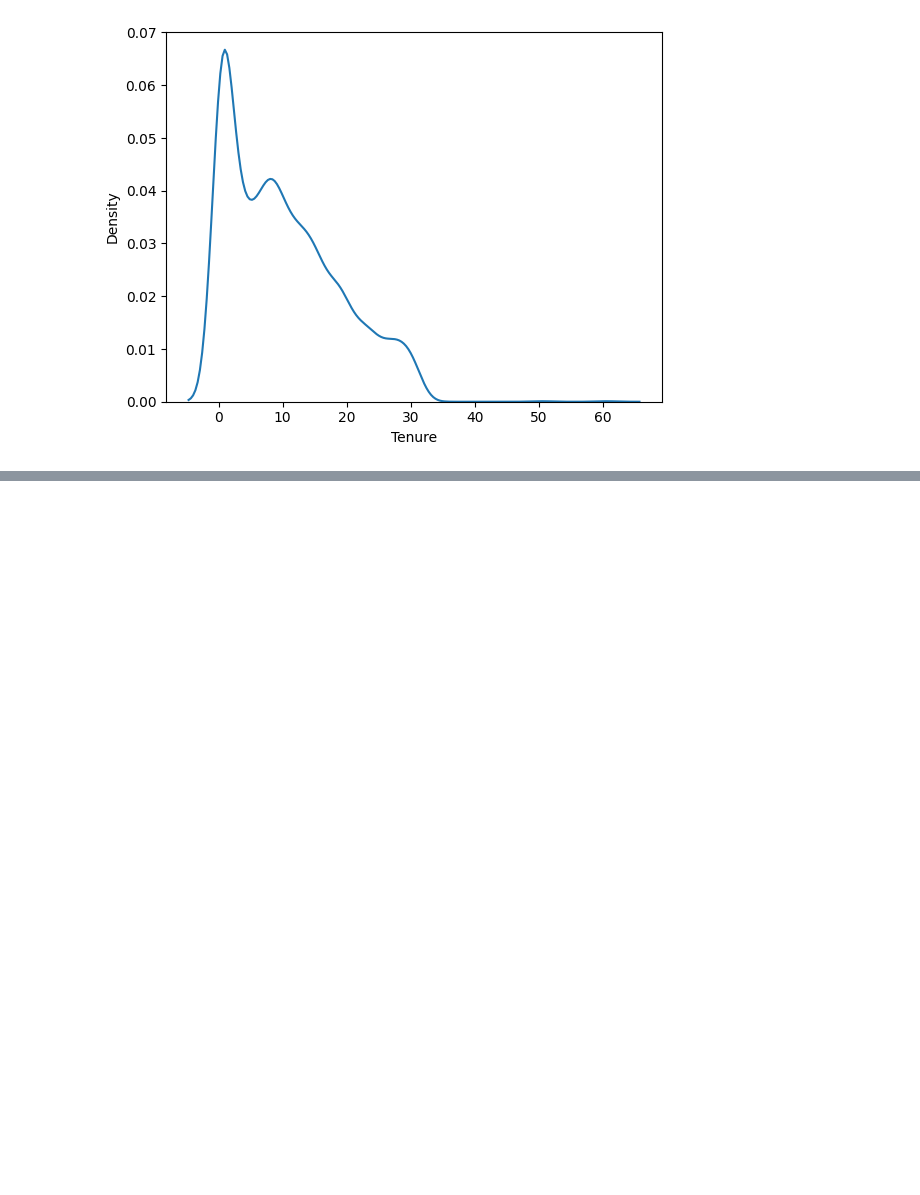
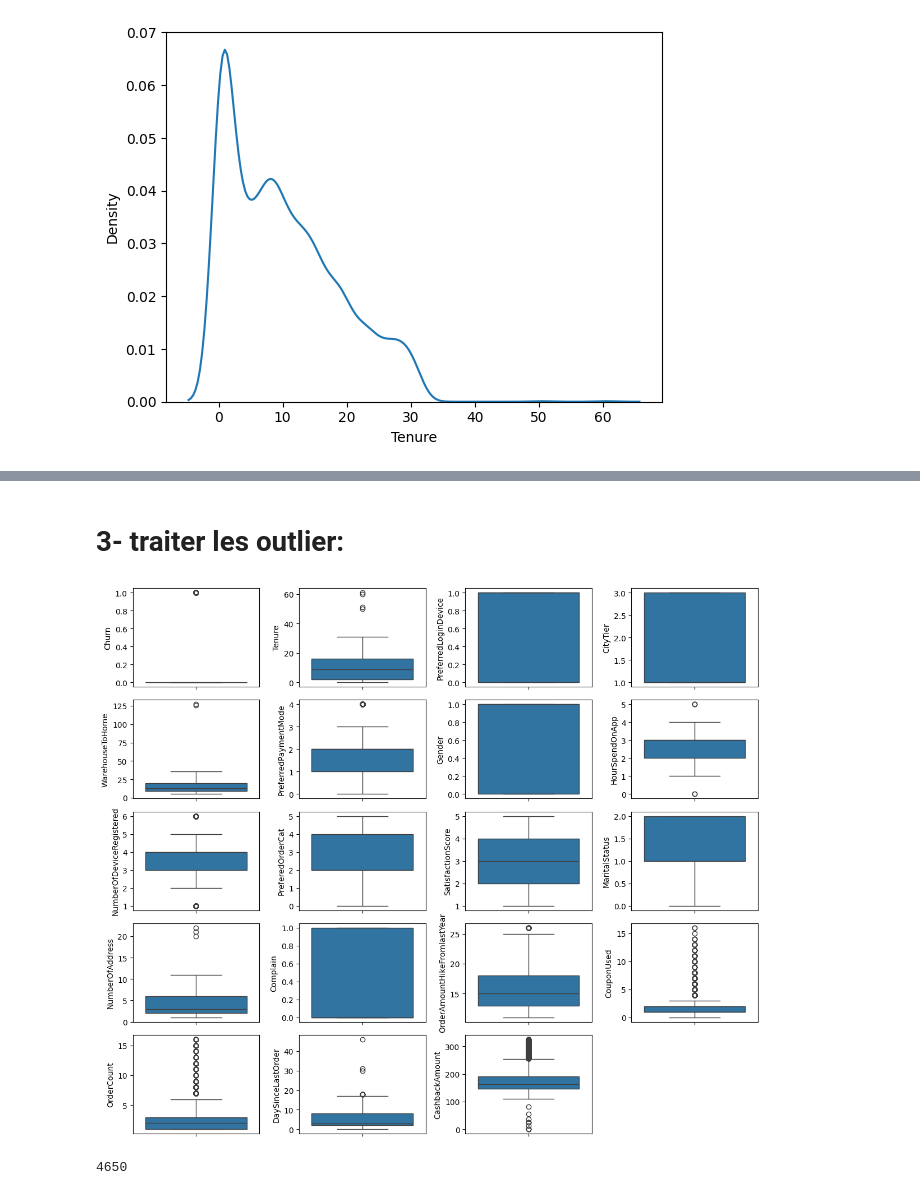
Before and after one commit to k-chanez/Churn-prediction, a Jupyter notebook: Churn_prediction_IA.ipynb, the cells around one changed output, grey strips where cells are left out. Saved outputs shown, nothing was run; the diff lists cells and outputs as text; code cells hidden in the pictures; blank space fills up the shorter version.

```diff
--- a/Churn_prediction_IA.ipynb
+++ b/Churn_prediction_IA.ipynb
@@ -1090,0 +1152,6 @@ sn.kdeplot(df , x='Tenure')
+# %%
+# Vérifier les valeurs distinctes de chaque colonnes ( les colonnes dont la val distinct  = len(df) ne sont pas importante)
+for col in colonnes:
+  print('pour la colonne: ', col)
+  print(len(list(df[col].unique())))
+  print('-------------------------------------------')
@@ -1090,0 +1176,3 @@ sn.kdeplot(df , x='Tenure')
+# %%
+# supprimer la colonne ID qui n'apporte aucune info ( val distinct = len(df))
+df.drop('CustomerID' , axis = 1 , inplace = True)
@@ -1090,0 +1199,10 @@ sn.kdeplot(df , x='Tenure')
+# %%
+colonnes = df.columns
+# %%
+le = LabelEncoder()
+# Encoder les cat_cols
+for col in colonnes:
+  if df[col].dtype == 'object':
+    df[col] = le.fit_transform(df[col])
+
+df.head(4)
@@ -1090,0 +1260,12 @@ sn.kdeplot(df , x='Tenure')
+# %% [markdown]
+# **3- traiter les outlier:**
+# %%
+fig = plt.figure(figsize=(12,18))
+for i in range(len(df.columns)):
+    fig.add_subplot(9,4,i+1)
+    sn.boxplot(y=df.iloc[:,i])
+
+plt.tight_layout()
+plt.show()
+# %% [output]
+[figure, added]
@@ -1090,0 +1284,10 @@ sn.kdeplot(df , x='Tenure')
+# %%
+cols_outliers = ['Tenure' , 'WarehouseToHome' , 'NumberOfAddress' ,
+                 'DaySinceLastOrder' , 'HourSpendOnApp' , 'NumberOfDeviceRegistered']
+
+for col in cols_outliers:
+    df = traiter_outliers(df , col)
+
+print(len(df))
+# %% [output]
+4650
```
Also changed, not shown: parts of 42 cells of this notebook.
